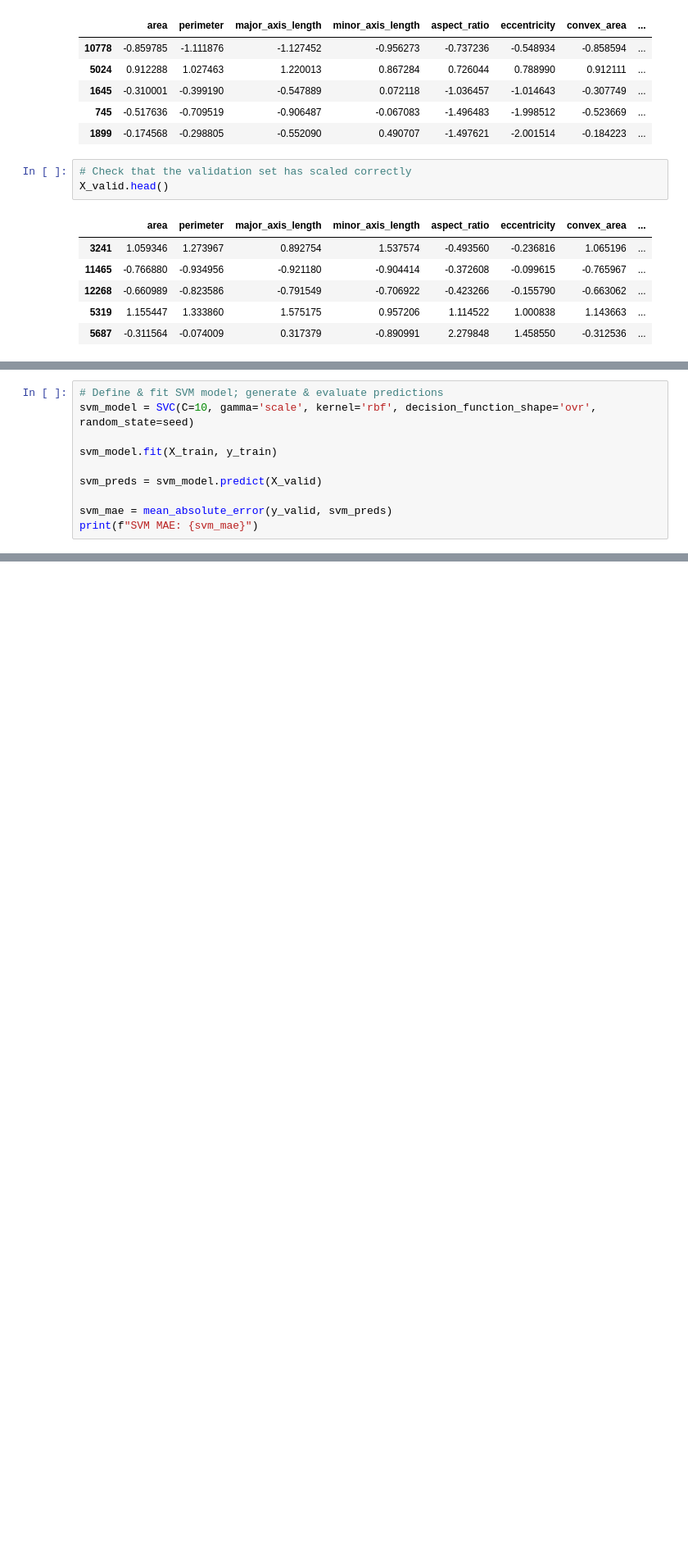
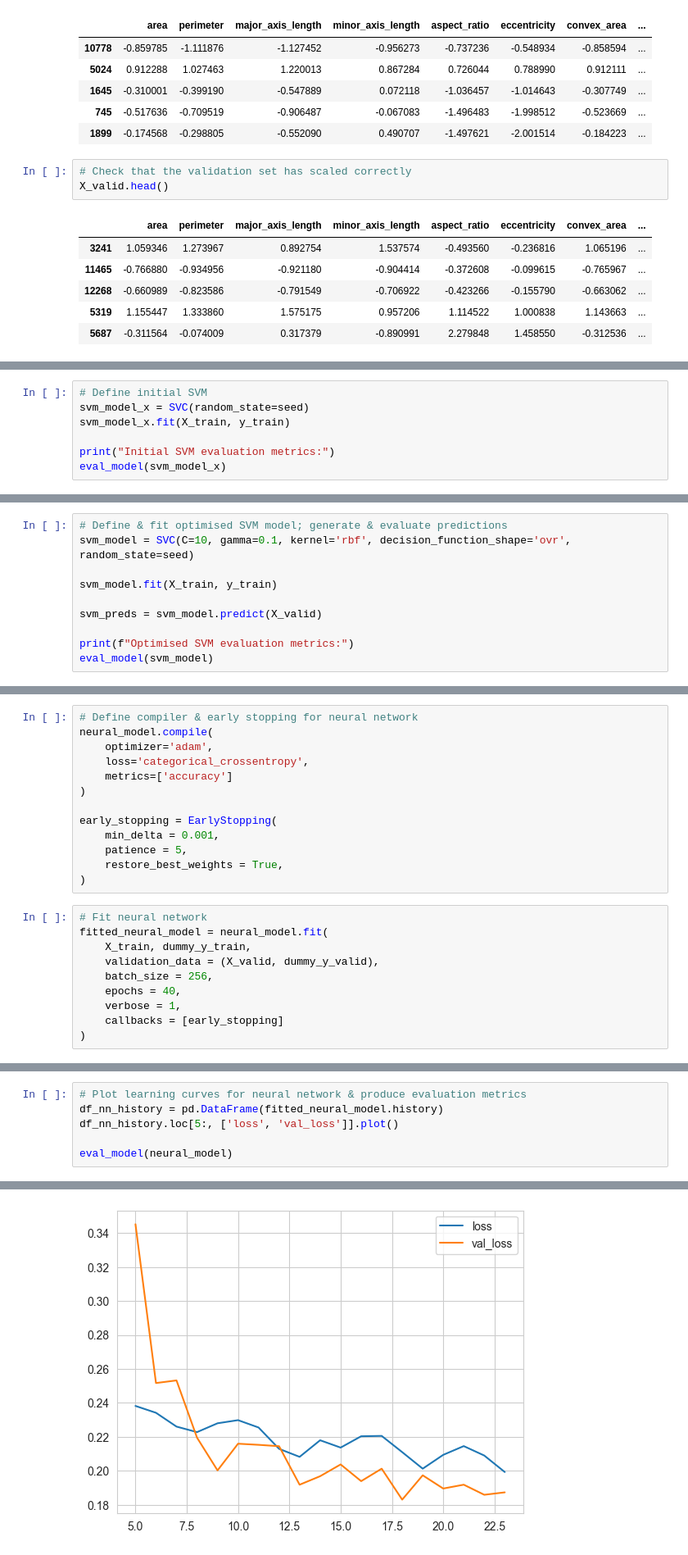
Before and after one commit to lukeeaton/ml_project_repo, a Jupyter notebook: ml_assessment.ipynb, the cells around one changed output, grey strips where cells are left out. Shown at 82% size. Saved outputs shown, nothing was run; the diff lists cells and outputs as text; blank space fills up the shorter version.

```diff
--- a/ml_assessment.ipynb
+++ b/ml_assessment.ipynb
@@ -413,0 +584,7 @@ XGBoost MAE: 0.32556138355191877
+# %%
+# Define initial SVM
+svm_model_x = SVC(random_state=seed)
+svm_model_x.fit(X_train, y_train)
+
+print("Initial SVM evaluation metrics:")
+eval_model(svm_model_x)
@@ -436,11 +626,11 @@ AttributeError: 'GridSearchCV' object has no attribute 'best_params'
 # %%
-# Define & fit SVM model; generate & evaluate predictions
-svm_model = SVC(C=10, gamma='scale', kernel='rbf', decision_function_shape='ovr', random_state=seed)
+# Define & fit optimised SVM model; generate & evaluate predictions
+svm_model = SVC(C=10, gamma=0.1, kernel='rbf', decision_function_shape='ovr', random_state=seed)
 
 svm_model.fit(X_train, y_train)
 
 svm_preds = svm_model.predict(X_valid)
 
-svm_mae = mean_absolute_error(y_valid, svm_preds)
-print(f"SVM MAE: {svm_mae}")
+print(f"Optimised SVM evaluation metrics:")
+eval_model(svm_model)
 # %% [output]
@@ -447,0 +688,23 @@ SVM MAE: 0.16132823978842198
+# %%
+# Define compiler & early stopping for neural network
+neural_model.compile(
+    optimizer='adam',
+    loss='categorical_crossentropy',
+    metrics=['accuracy']
+)
+
+early_stopping = EarlyStopping(
+    min_delta = 0.001,
+    patience = 5,
+    restore_best_weights = True,
+)
+# %%
+# Fit neural network
+fitted_neural_model = neural_model.fit(
+    X_train, dummy_y_train,
+    validation_data = (X_valid, dummy_y_valid),
+    batch_size = 256,
+    epochs = 40,
+    verbose = 1,
+    callbacks = [early_stopping]
+)
@@ -447,0 +729,7 @@ SVM MAE: 0.16132823978842198
+# %%
+# Plot learning curves for neural network & produce evaluation metrics
+df_nn_history = pd.DataFrame(fitted_neural_model.history)
+df_nn_history.loc[5:, ['loss', 'val_loss']].plot()
+
+eval_model(neural_model)
+# %% [output]
@@ -447,0 +747 @@ SVM MAE: 0.16132823978842198
+[figure, added]
```
Also changed, not shown: parts of 31 cells of this notebook.
